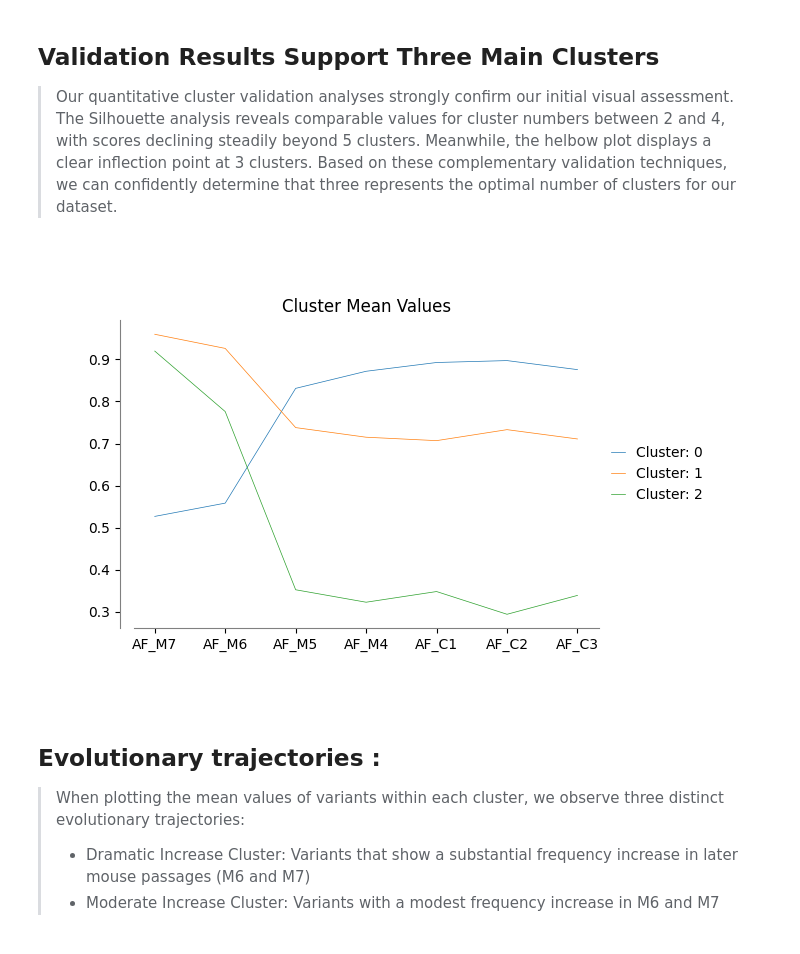
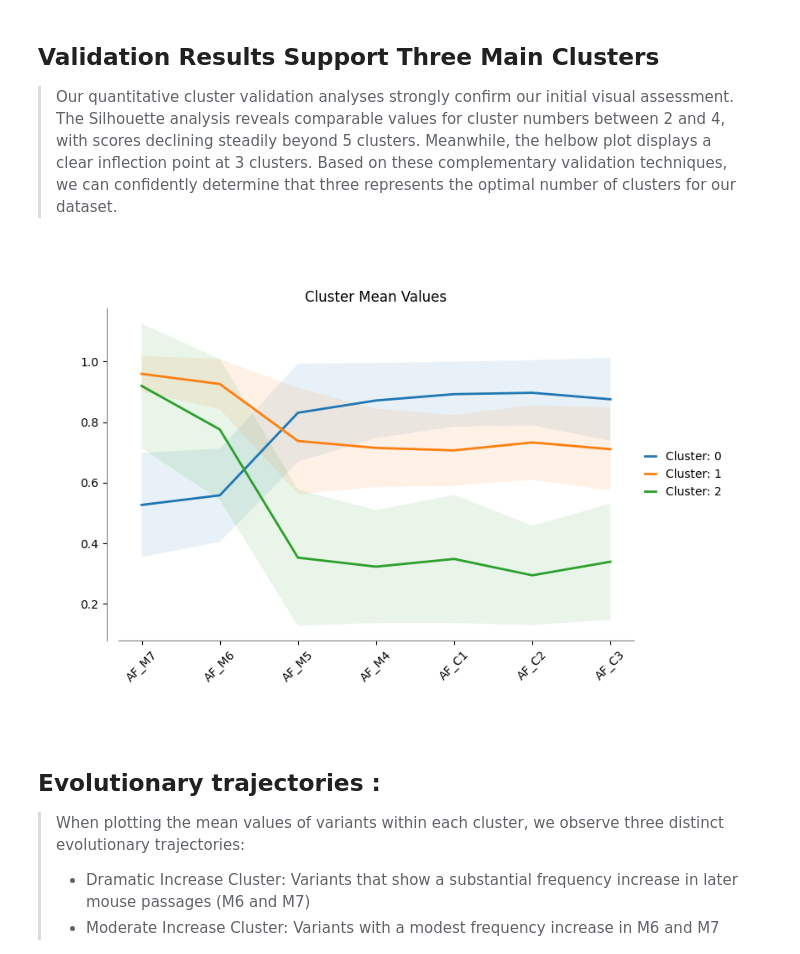
Before and after one commit to mtinti/cryptosporidium_host_adaptation, a Jupyter notebook: nbs/index.ipynb, the cells around one changed output. Saved outputs shown, nothing was run; the diff lists cells and outputs as text; code cells hidden in the pictures.

Commit message:
add cluster analysis

```diff
--- a/nbs/index.ipynb
+++ b/nbs/index.ipynb
@@ -307,18 +307,32 @@ Based on these complementary validation techniques, we can confidently determine
 # %%
 from sklearn.cluster import KMeans
 kmeans = KMeans(n_clusters=3, random_state=42, n_init=10)
 kmeans.fit(clustering_data[['AF_M7','AF_M6','AF_M5','AF_M4','AF_C1','AF_C2','AF_C3']])
 clustering_data['cluster']=kmeans.labels_
-fig,ax = plt.subplots(figsize=(6,4))
+
+fig, ax = plt.subplots(figsize=(8, 5))
 for c in clustering_data.cluster.unique():
-    clustering_data[clustering_data['cluster']==c][['AF_M7','AF_M6','AF_M5','AF_M4',
-                              'AF_C1','AF_C2','AF_C3']].mean().plot(ax=ax,label = f'Cluster: {c}')
+    cluster_data = clustering_data[clustering_data['cluster']==c][['AF_M7','AF_M6','AF_M5','AF_M4',
+                              'AF_C1','AF_C2','AF_C3']]
+
+    # Plot the mean
+    means = cluster_data.mean()
+    means.plot(ax=ax, label=f'Cluster: {c}', linewidth=2.0)
+
+    # Add shaded area for std
+    upper = means + cluster_data.std()
+    lower = means - cluster_data.std()
+    ax.fill_between(range(len(means)), lower, upper, alpha=0.1)
+
 ax.legend(loc='center left', bbox_to_anchor=(1, 0.5))
-clean_axes(ax)
+if 'clean_axes' in globals():
+    clean_axes(ax)
 plt.title('Cluster Mean Values')
+plt.xticks(range(7), ['AF_M7','AF_M6','AF_M5','AF_M4','AF_C1','AF_C2','AF_C3'], rotation=45)
+plt.tight_layout()
 plt.show()
 # %% [output]
-[figure, old version]
+[figure, new version]
 # %% [markdown]
 ## Evolutionary trajectories :
 
```
Also changed, not shown: parts of 9 cells of this notebook, 8 other files.
